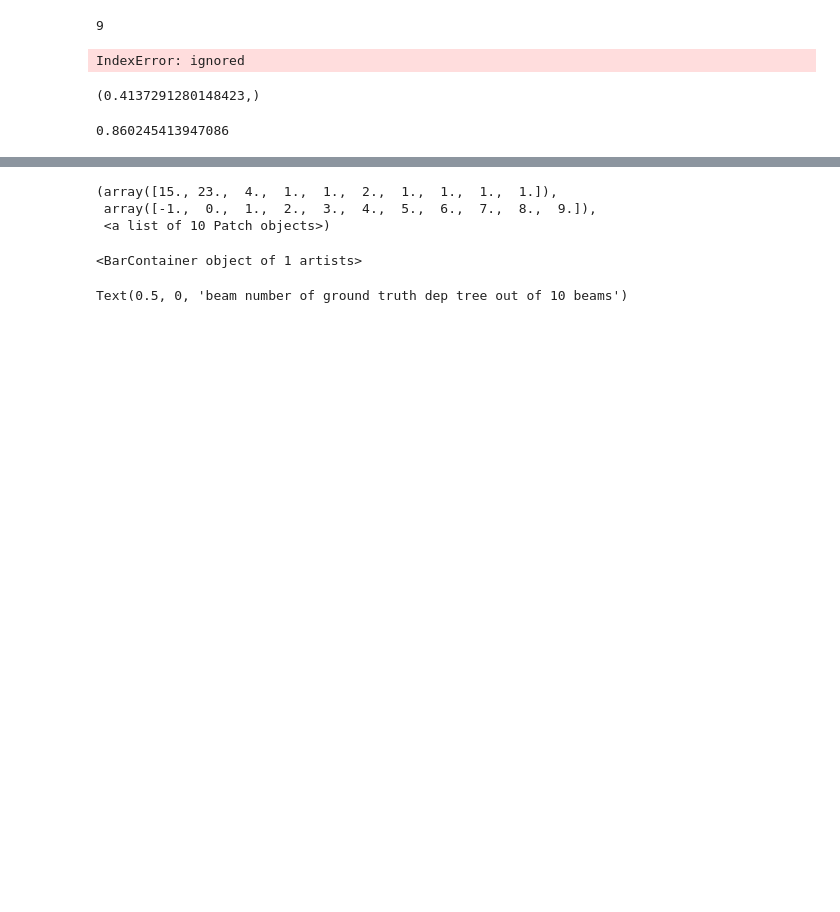
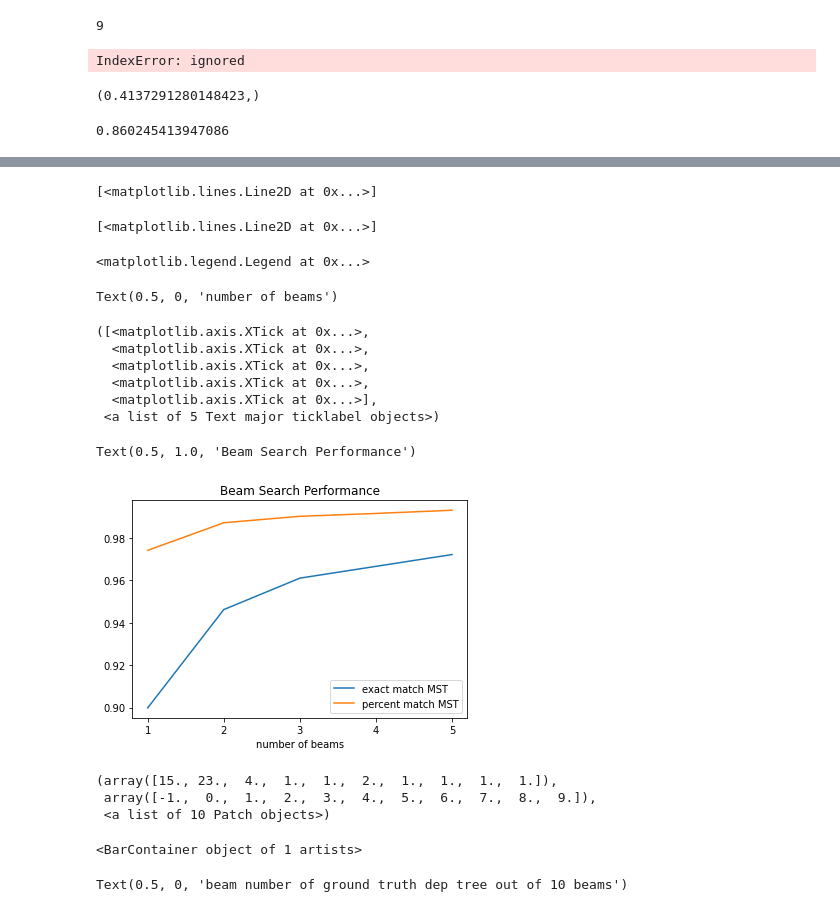
Before and after one commit to BenjiDayan/spanningtrees, a Jupyter notebook: dep_parse_beam_search_stats.ipynb, the cells around one changed output, grey strips where cells are left out. Saved outputs shown, nothing was run; the diff lists cells and outputs as text; code cells hidden in the pictures; blank space fills up the shorter version.

```diff
--- a/dep_parse_beam_search_stats.ipynb
+++ b/dep_parse_beam_search_stats.ipynb
@@ -260,3 +266,24 @@ for a, b in zip(bs_mst_matches, bs_mst_percent_matches):
+# %%
+nbs = list(range(1, 6))
+plt.plot(nbs, [np.mean(x) for x in bs_mst_matches], label="exact match MST")
+plt.plot(nbs, [np.mean(x) for x in bs_mst_percent_matches], label="percent match MST")
+plt.legend()
+plt.xlabel("number of beams")
+plt.xticks(nbs)
+plt.title("Beam Search Performance")
+# %% [output]
+[<matplotlib.lines.Line2D at 0x...>]
+[<matplotlib.lines.Line2D at 0x...>]
+<matplotlib.legend.Legend at 0x...>
+Text(0.5, 0, 'number of beams')
+([<matplotlib.axis.XTick at 0x...>,
+  <matplotlib.axis.XTick at 0x...>,
+  <matplotlib.axis.XTick at 0x...>,
+  <matplotlib.axis.XTick at 0x...>,
+  <matplotlib.axis.XTick at 0x...>],
+ <a list of 5 Text major ticklabel objects>)
+Text(0.5, 1.0, 'Beam Search Performance')
+[figure, added]
 # %%
 plt.hist([x[1] for x in stats2])
 plt.bar(-1, len([x[1] for x in stats2 if x[1] == -1]), color="red")
```
Also changed, not shown: parts of 2 cells of this notebook, 1 other file.
